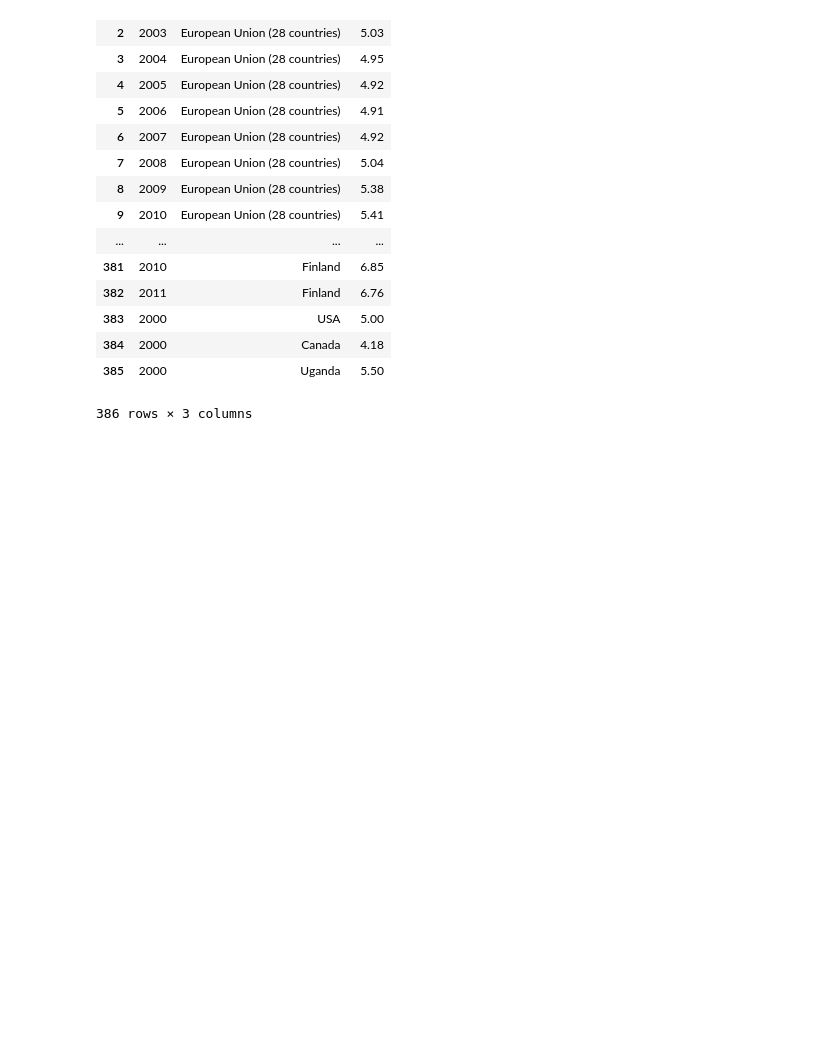
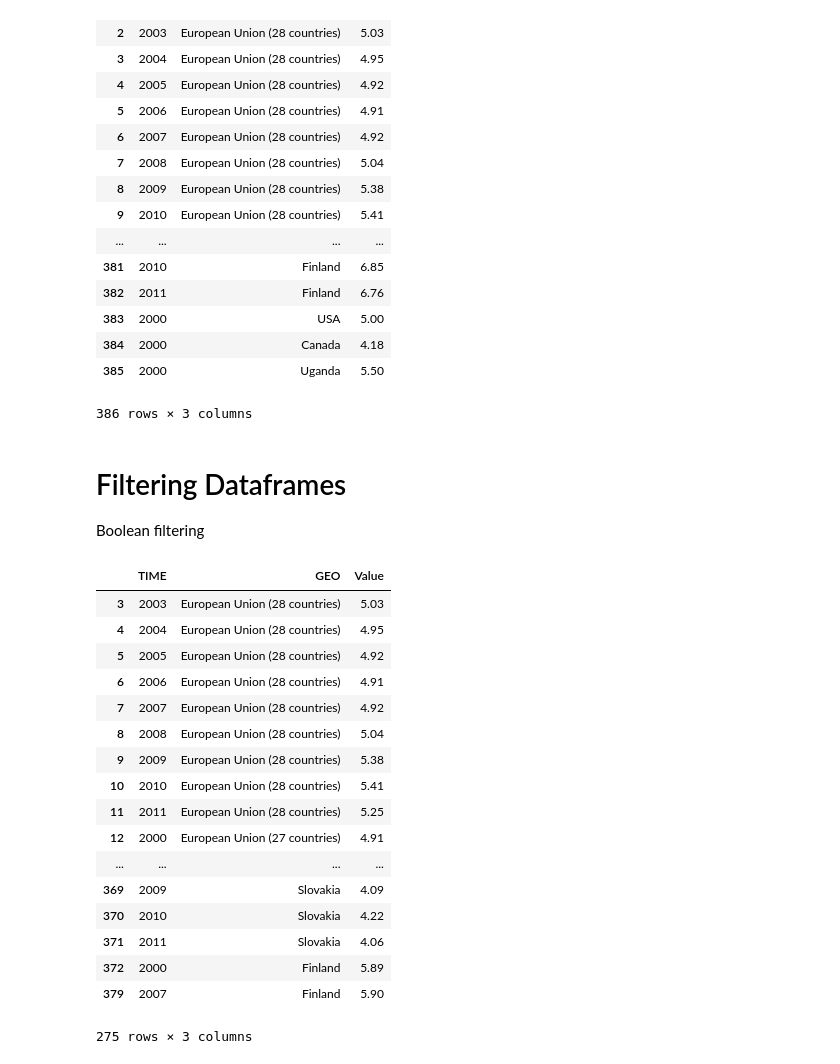
Before and after one commit to emagg1/Math2212_Maggiore, a Jupyter notebook: Eurostat/M1_Eurostat.ipynb, the cells around one changed output. Drawn from its saved outputs; the diff is of its cells as text; code cells hidden in the pictures; blank space fills up the shorter version.

```diff
--- a/Eurostat/M1_Eurostat.ipynb
+++ b/Eurostat/M1_Eurostat.ipynb
@@ -164,3 +164,28 @@ ws4_dict = {
 
 # Turn that into a dataframe
 ws4_df = pd.DataFrame(ws4_dict)
+# %% [markdown]
+# Filtering Dataframes
+Boolean filtering
+# %%
+# Return the rows with value bigger than 4
+edu[ (edu['Value'] > 4) & (edu['Value'] < 6) ]
+# %% [output]
+|  | TIME | GEO | Value |
+| 3 | 2003 | European Union (28 countries) | 5.03 |
+| 4 | 2004 | European Union (28 countries) | 4.95 |
+| 5 | 2005 | European Union (28 countries) | 4.92 |
+| 6 | 2006 | European Union (28 countries) | 4.91 |
+| 7 | 2007 | European Union (28 countries) | 4.92 |
+| 8 | 2008 | European Union (28 countries) | 5.04 |
+| 9 | 2009 | European Union (28 countries) | 5.38 |
+| 10 | 2010 | European Union (28 countries) | 5.41 |
+| 11 | 2011 | European Union (28 countries) | 5.25 |
+| 12 | 2000 | European Union (27 countries) | 4.91 |
+| ... | ... | ... | ... |
+| 369 | 2009 | Slovakia | 4.09 |
+| 370 | 2010 | Slovakia | 4.22 |
+| 371 | 2011 | Slovakia | 4.06 |
+| 372 | 2000 | Finland | 5.89 |
+| 379 | 2007 | Finland | 5.90 |
+275 rows × 3 columns
```
Also changed, not shown: parts of 23 cells of this notebook, 3 other files.
